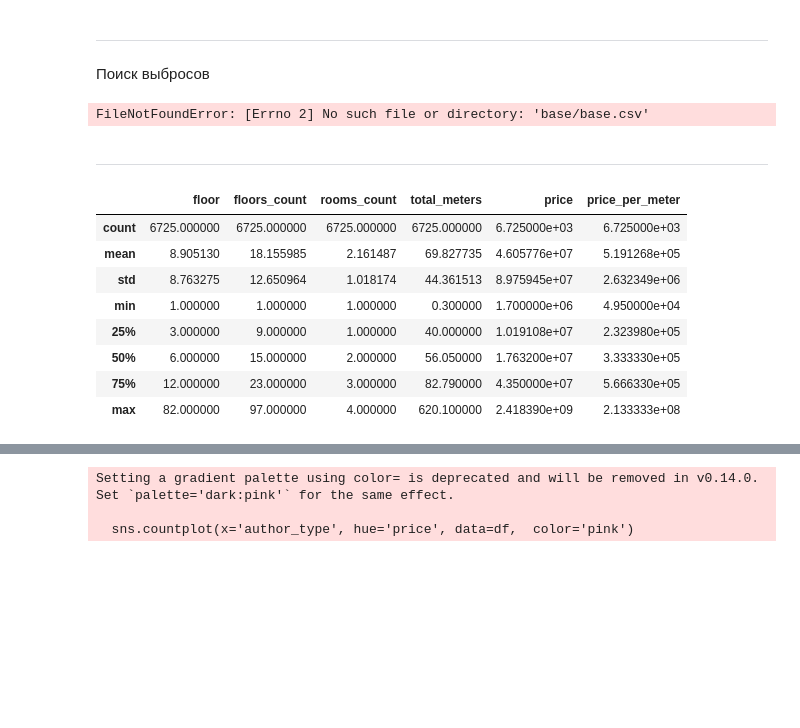
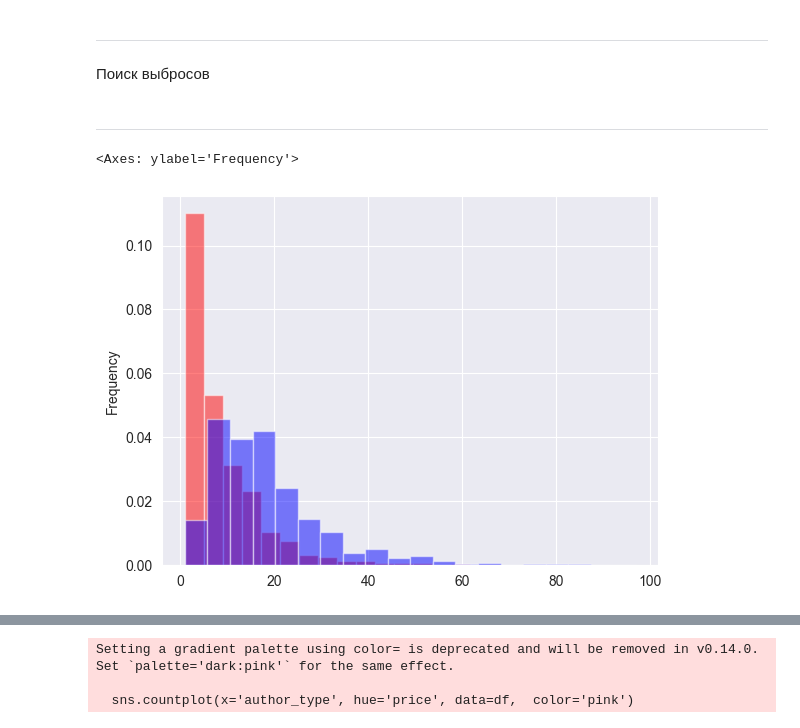
Before and after one commit to Dedushka-Lenin/Intensive_1, a Jupyter notebook: base/analyzer.ipynb, the cells around one changed output, grey strips where cells are left out. Saved outputs shown, nothing was run; the diff lists cells and outputs as text; code cells hidden in the pictures; blank space fills up the shorter version.

```diff
--- a/base/analyzer.ipynb
+++ b/base/analyzer.ipynb
@@ -18,39 +18,3 @@ sns.heatmap(df.isnull(),cmap='cividis')
 ________________________________________________________________________________________________________________________________________________________________________________________________________
 
 Поиск выбросов
-# %%
-import matplotlib.pyplot as plt
-import pandas as pd
-
-path_base = "base.csv"
-
-data = pd.read_csv(path_base)
-df_setect_out=df[['floor', 'floors_count', 'rooms_count', 'total_meters', 'price']]
-df_setect_out
-
-outlier_cols = []
-
-for column in df_setect_out.columns:
-    # Calculate the IQR (Interquartile Range)
-    Q1 = df_setect_out[column].quantile(0.25)
-    Q3 = df_setect_out[column].quantile(0.75)
-    IQR = Q3 - Q1
-
-    # Identify outliers based on the IQR
-    outliers = (df_setect_out[column] < Q1 - 1.5 * IQR) | (df_setect_out[column] > Q3 + 1.5 * IQR)
-
-    # Check if there are any outliers in the column
-    if any(outliers):
-        outlier_cols.append(column)
-
-fig, axes = plt.subplots(nrows=1, ncols=len(df_setect_out.columns), figsize=(15, 5))
-
-# Create box plots for each column
-for i, column in enumerate(df_setect_out.columns):
-    sns.boxplot(x=df_setect_out[column], ax=axes[i], color='skyblue')
-    axes[i].set_title(f'Box Plot for {column}')
-
-plt.tight_layout()
-plt.show()
-# %% [output]
-FileNotFoundError: [Errno 2] No such file or directory: 'base/base.csv'
@@ -57,23 +39,19 @@ FileNotFoundError: [Errno 2] No such file or directory: 'base/base.csv'
 # %% [markdown]
 __________________________________________________________________________________________________________________________________________________________________________________________________
-# %%
-
-import pandas as pd
-
-path_base = "base.csv"
-
-df = pd.read_csv(path_base)
-df.describe()
-# %% [output]
-|  | floor | floors_count | rooms_count | total_meters | price | price_per_meter |
-| count | 6725.000000 | 6725.000000 | 6725.000000 | 6725.000000 | 6.725000e+03 | 6.725000e+03 |
-| mean | 8.905130 | 18.155985 | 2.161487 | 69.827735 | 4.605776e+07 | 5.191268e+05 |
-| std | 8.763275 | 12.650964 | 1.018174 | 44.361513 | 8.975945e+07 | 2.632349e+06 |
-| min | 1.000000 | 1.000000 | 1.000000 | 0.300000 | 1.700000e+06 | 4.950000e+04 |
-| 25% | 3.000000 | 9.000000 | 1.000000 | 40.000000 | 1.019108e+07 | 2.323980e+05 |
-| 50% | 6.000000 | 15.000000 | 2.000000 | 56.050000 | 1.763200e+07 | 3.333330e+05 |
-| 75% | 12.000000 | 23.000000 | 3.000000 | 82.790000 | 4.350000e+07 | 5.666330e+05 |
-| max | 82.000000 | 97.000000 | 4.000000 | 620.100000 | 2.418390e+09 | 2.133333e+08 |
+# %%
+import pandas as pd
+
+path_base = "base.csv"
+
+df = pd.read_csv(path_base)
+df.describe()
+
+
+df.floor.plot(kind='hist', density=1, bins=20, stacked=False, alpha=.5, color='r')
+df.floors_count.plot(kind='hist', density=1, bins=20, stacked=False, alpha=.5, color='b')
+# %% [output]
+<Axes: ylabel='Frequency'>
+[figure, added]
 # %%
 import pandas as pd
 
```
Also changed, not shown: parts of 5 cells of this notebook, 2 other files.
